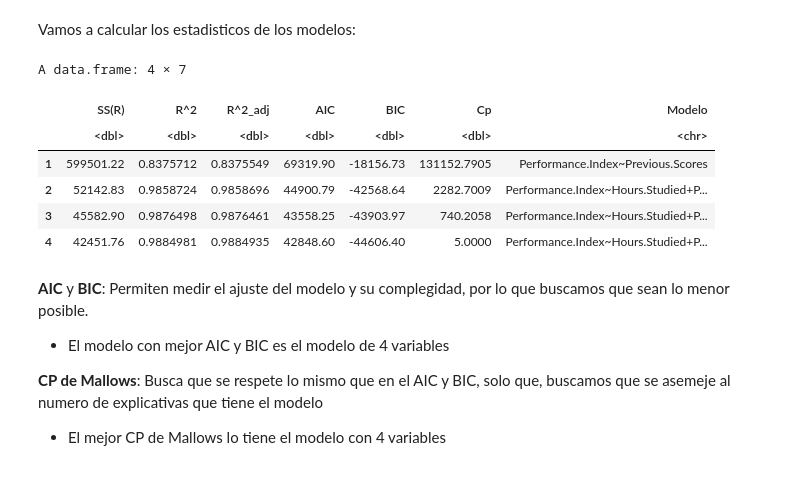
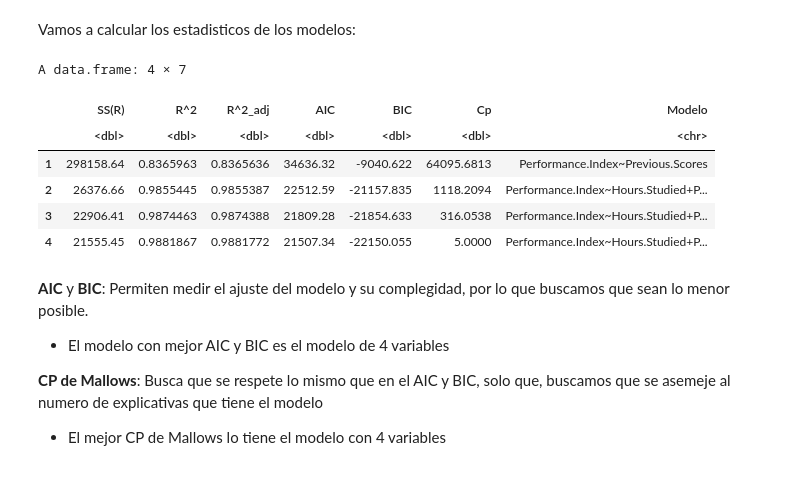
Before and after one commit to HugoVarelaSanchez/Student_Analisis, a Jupyter notebook: Student_Performance_Analisis.ipynb, the cells around one changed output. Drawn from its saved outputs; the diff is of its cells as text; code cells hidden in the pictures.

```diff
--- a/Student_Performance_Analisis.ipynb
+++ b/Student_Performance_Analisis.ipynb
@@ -344,5 +335,10 @@ return (AIC_val)
 # %%
 data.numeric <- data[, -3]
+
+set.seed(123)
+muestra <- sample(1:nrow(data.numeric), 5000)
+
+data.training <- data.numeric[muestra, ]
 head(data.numeric)
 # %% [output]
 A data.frame: 6 × 5
@@ -359,7 +355,7 @@ A data.frame: 6 × 5
 
 El objetivo ahora, es elegir el mejor modelo de todos los posibles. Para ello, nos apoyaremos con la funcion regsubset, de la libreria leaps, que aplica un algotitmo exahustivo te devuelve el mejor modelo segun el numero de variables
 # %%
-exm_model <- regsubsets(data.numeric$Performance.Index~., data = data.numeric)
+exm_model <- regsubsets(data.training$Performance.Index~., data = data.training)
 smm_exm_model <- summary(exm_model)
 smm_exm_model
 # %% [output]
@@ -395,29 +391,29 @@ Para cual de estod modelos es el mejor, nos basamos distintos estadisticos:
 Vamos a calcular los estadisticos de los modelos:
 # %%
 stats <- attributes(smm_exm_model)$names[2:6]
-explicativas <- data.numeric[, -5]
-response <- colnames(data.numeric)[5]
+explicativas <- data.training[, -5]
+response <- colnames(data.training)[5]
 table <- c()
 
 for (i in 1:length(stats)){
 row <- unlist(smm_exm_model[stats[i]])
 table <- rbind(table, row)
 }
 
 table <- data.frame(t(matrix(table, nrow = 5)), row.names = 1:ncol(explicativas))
 colnames(table) <- c("R^2", "SS(R)", "R^2_adj", "Cp", "BIC")
 table$Modelo = get_expl_var(smm_exm_model$which, response)
-table$AIC = get_AIC(table$Modelo, data.numeric)
+table$AIC = get_AIC(table$Modelo, data.training)
 table <- table[, c(2, 1, 3, 7, 5, 4, 6)]
 return(table)
 # %% [output]
 A data.frame: 4 × 7
 |  | SS(R) | R^2 | R^2_adj | AIC | BIC | Cp | Modelo |
 |  | <dbl> | <dbl> | <dbl> | <dbl> | <dbl> | <dbl> | <chr> |
-| 1 | 599501.22 | 0.8375712 | 0.8375549 | 69319.90 | -18156.73 | 131152.7905 | Performance.Index~Previous.Scores |
-| 2 | 52142.83 | 0.9858724 | 0.9858696 | 44900.79 | -42568.64 | 2282.7009 | Performance.Index~Hours.Studied+P... |
-| 3 | 45582.90 | 0.9876498 | 0.9876461 | 43558.25 | -43903.97 | 740.2058 | Performance.Index~Hours.Studied+P... |
-| 4 | 42451.76 | 0.9884981 | 0.9884935 | 42848.60 | -44606.40 | 5.0000 | Performance.Index~Hours.Studied+P... |
+| 1 | 298158.64 | 0.8365963 | 0.8365636 | 34636.32 | -9040.622 | 64095.6813 | Performance.Index~Previous.Scores |
+| 2 | 26376.66 | 0.9855445 | 0.9855387 | 22512.59 | -21157.835 | 1118.2094 | Performance.Index~Hours.Studied+P... |
+| 3 | 22906.41 | 0.9874463 | 0.9874388 | 21809.28 | -21854.633 | 316.0538 | Performance.Index~Hours.Studied+P... |
+| 4 | 21555.45 | 0.9881867 | 0.9881772 | 21507.34 | -22150.055 | 5.0000 | Performance.Index~Hours.Studied+P... |
 # %% [markdown]
 **AIC** y **BIC**: Permiten medir el ajuste del modelo y su complegidad, por lo que buscamos que sean lo menor posible.
 * El modelo con mejor AIC y BIC es el modelo de 4 variables
```
Also changed, not shown: parts of 15 cells of this notebook.
